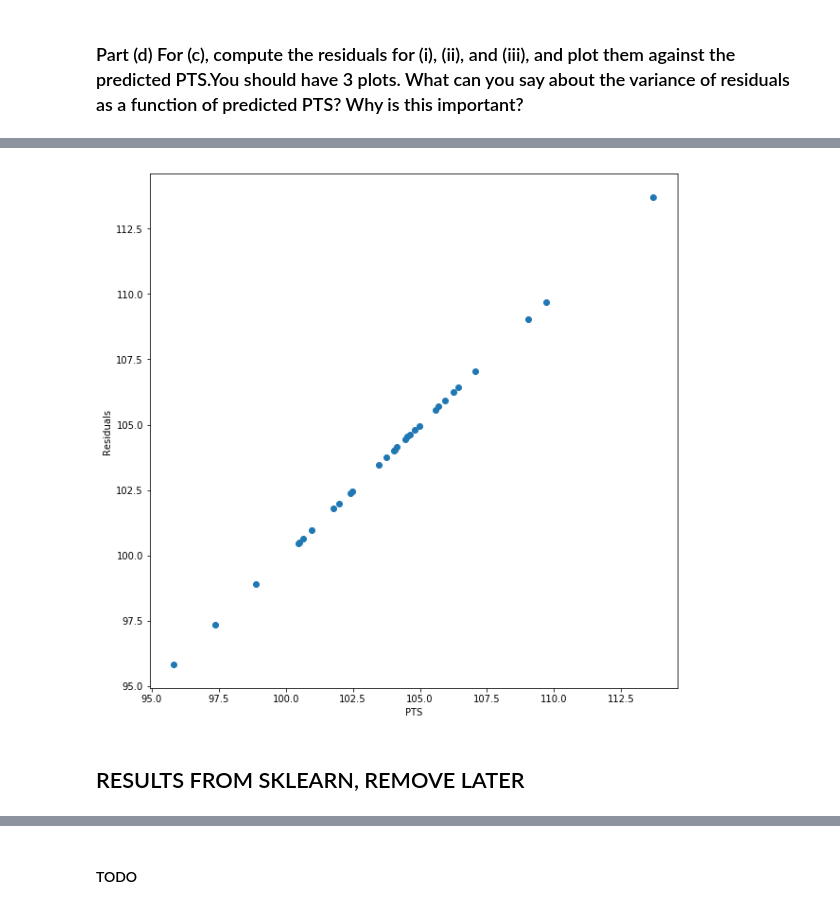
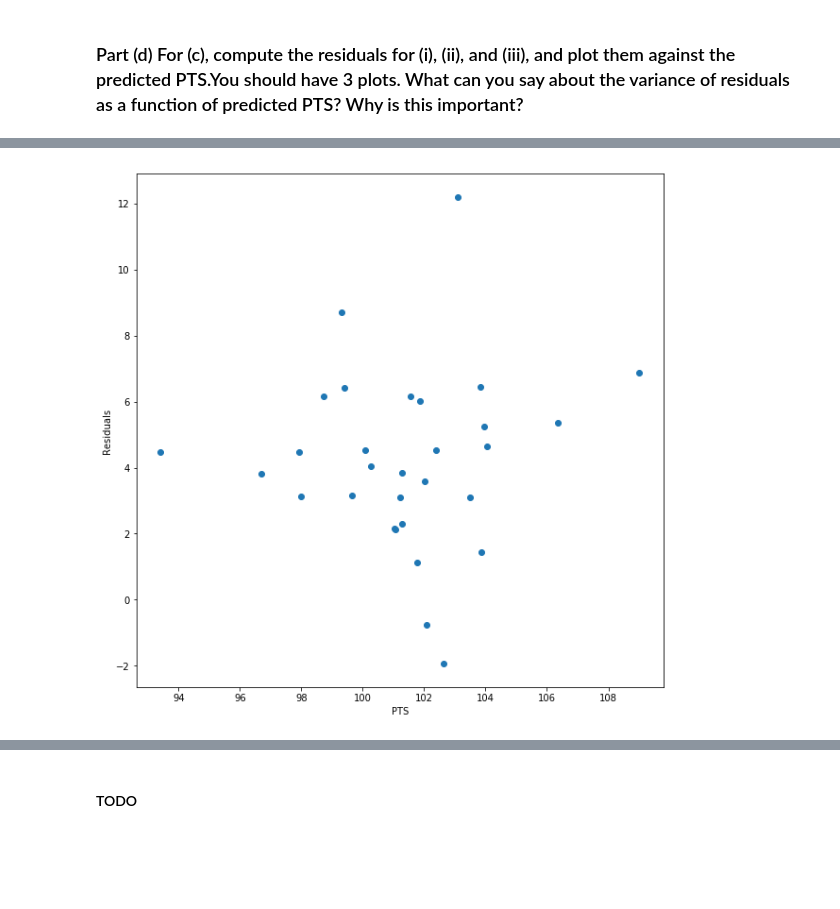
Before and after one commit to mihirchakradeo/CSE544, a Jupyter notebook: HW5/Q5.ipynb, the cells around one changed output, grey strips where cells are left out. Cells and saved outputs as stored; diff of their text form; code cells hidden in the pictures; blank space fills up the shorter version.

```diff
--- a/HW5/Q5.ipynb
+++ b/HW5/Q5.ipynb
@@ -197,14 +165,18 @@ MAPE: [2.15901108]
 #### (iii) Using 2010-2016
 # %%
 # Training the model
-x1_train = np.array(df2010[['FG', 'TRB']])
-x2_train = np.array(df2011[['FG', 'TRB']])
-x3_train = np.array(df2012[['FG', 'TRB']])
-x4_train = np.array(df2013[['FG', 'TRB']])
-x5_train = np.array(df2014[['FG', 'TRB']])
-x6_train = np.array(df2015[['FG', 'TRB']])
-x7_train = np.array(df2016[['FG', 'TRB']])
+x1_train = np.array(df2010[['FG%', 'TRB']])
+x2_train = np.array(df2011[['FG%', 'TRB']])
+x3_train = np.array(df2012[['FG%', 'TRB']])
+x4_train = np.array(df2013[['FG%', 'TRB']])
+x5_train = np.array(df2014[['FG%', 'TRB']])
+x6_train = np.array(df2015[['FG%', 'TRB']])
+x7_train = np.array(df2016[['FG%', 'TRB']])
 x1_train = np.vstack((x1_train, x2_train, x3_train, x4_train, x5_train, x6_train, x7_train))
+
+temp = np.ones(x1_train.shape[0]).reshape(-1,1)
+x1_train = np.hstack((temp,x1_train))
+
 
 y1_train = np.array(df2010[['PTS']])
 y2_train = np.array(df2011[['PTS']])
@@ -225,7 +193,9 @@ beta_hat.shape (2, 1)
 # %%
 # Testing on 2017 data
-x_test = df_2017[['FG', 'TRB']]
+x_test = df_2017[['FG%', 'TRB']]
 x_test = np.array(x_test)
+temp = np.ones(x_test.shape[0]).reshape(-1,1)
+x_test = np.hstack((temp,x_test))
 # result3 = clf.predict(x_test)
 result3 = x_test.dot(beta_hat)
 # %%
@@ -244,8 +211,0 @@ MAPE: [2.15980106]
-# %%
-# SSE
-sse = SSE(result3)
-print("SSE:",sse)
-# MAPE
-actual = np.array(df_2017[['PTS']])
-mape = MAPE(actual, result3)
-print("MAPE:",mape)
@@ -294,10 +237,8 @@ plt.plot(result2,result2)
 # %%
 plt.figure(figsize=(10,10))
-plt.scatter(result3,result3)
+plt.scatter(result3,residual3)
 plt.xlabel('PTS')
 plt.ylabel('Residuals')
 plt.show()
 # %% [output]
-[figure, old version]
+[figure, new version]
-# %% [markdown]
-## RESULTS FROM SKLEARN, REMOVE LATER
```
Also changed, not shown: parts of 48 cells of this notebook.
